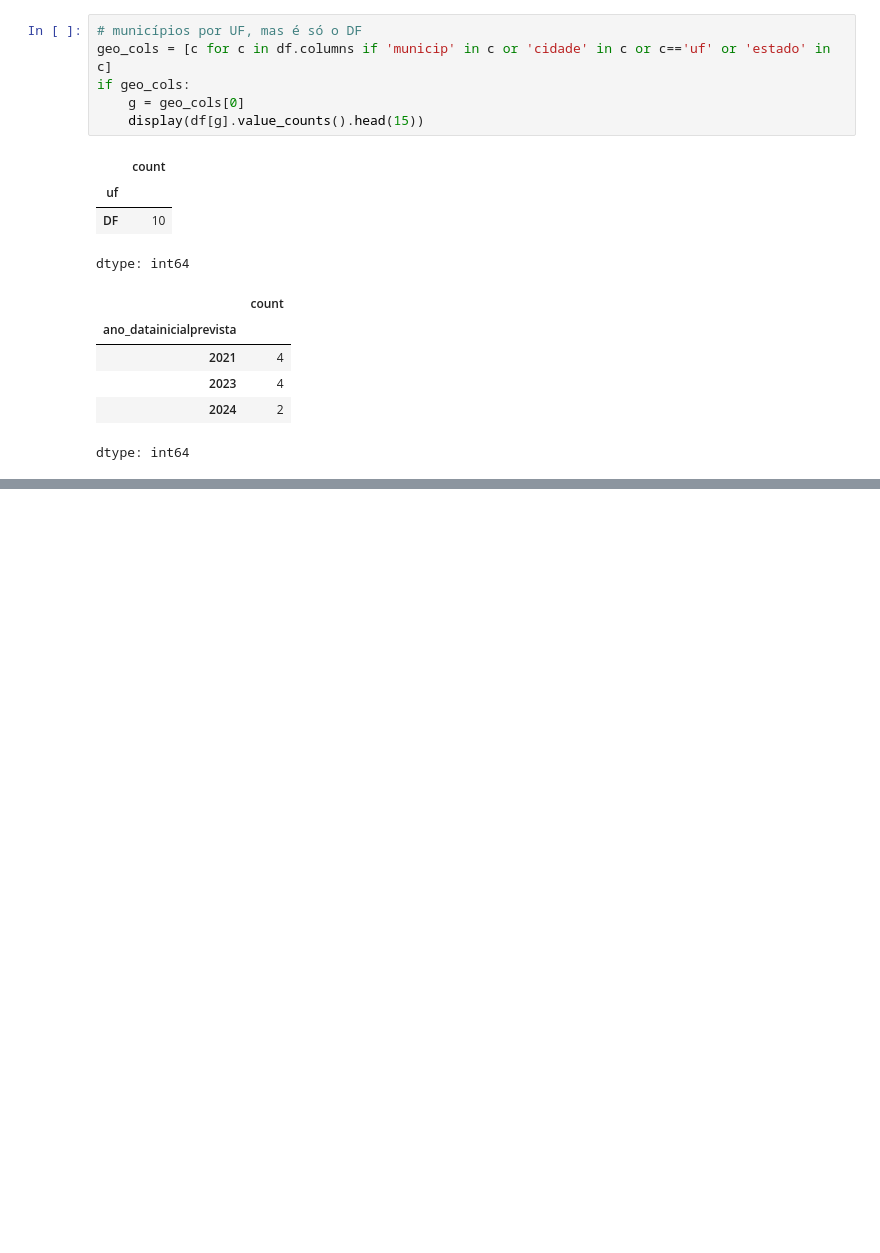
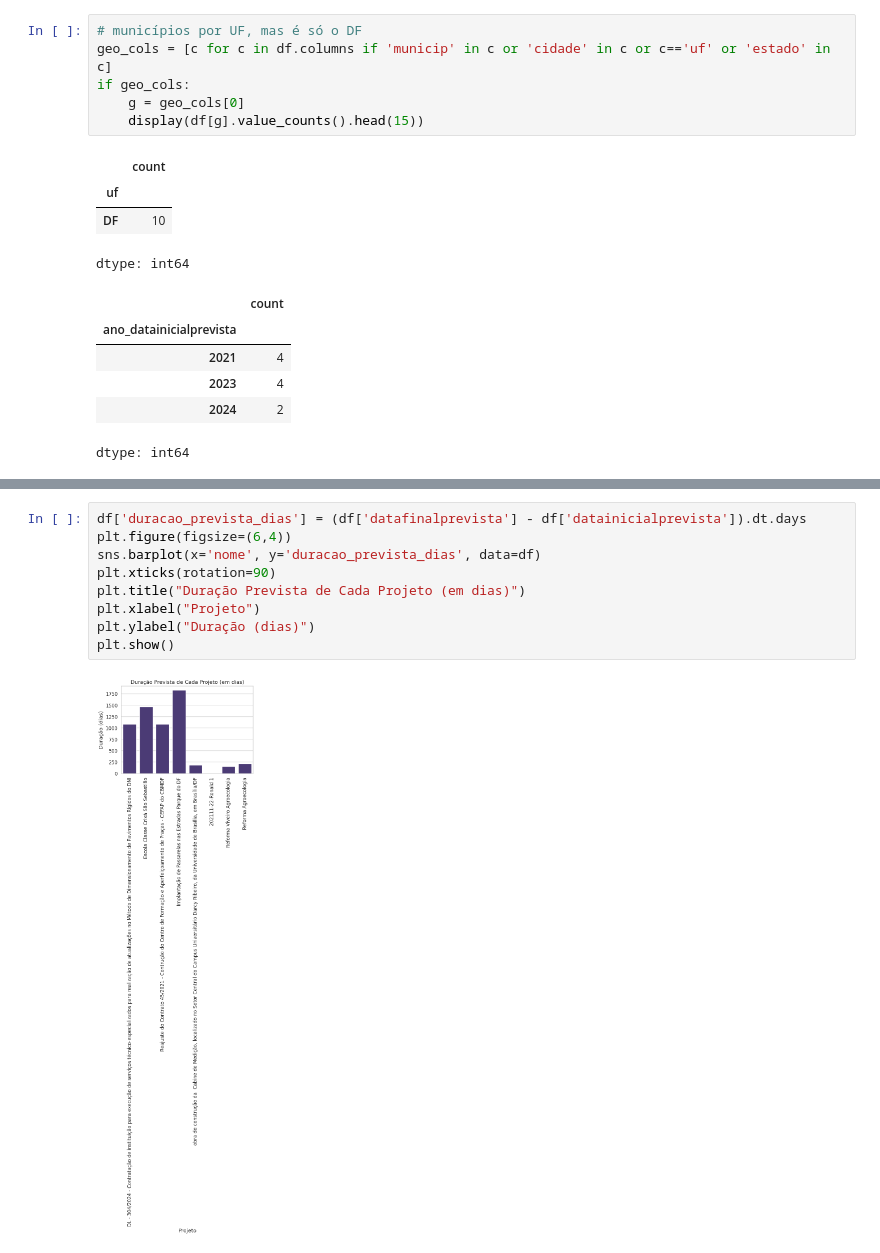
Before and after one commit to Luizaxx/teste-lab-livre, a Jupyter notebook: teste_lab_livre.ipynb, the cells around one changed output, grey strips where cells are left out. Cells and saved outputs as stored; diff of their text form; blank space fills up the shorter version.

```diff
--- a/teste_lab_livre.ipynb
+++ b/teste_lab_livre.ipynb
@@ -451,0 +473,11 @@ files.download(csv_path)
+# %%
+df['duracao_prevista_dias'] = (df['datafinalprevista'] - df['datainicialprevista']).dt.days
+plt.figure(figsize=(6,4))
+sns.barplot(x='nome', y='duracao_prevista_dias', data=df)
+plt.xticks(rotation=90)
+plt.title("Duração Prevista de Cada Projeto (em dias)")
+plt.xlabel("Projeto")
+plt.ylabel("Duração (dias)")
+plt.show()
+# %% [output]
+[figure, added]
```
Also changed, not shown: parts of 4 cells of this notebook.
